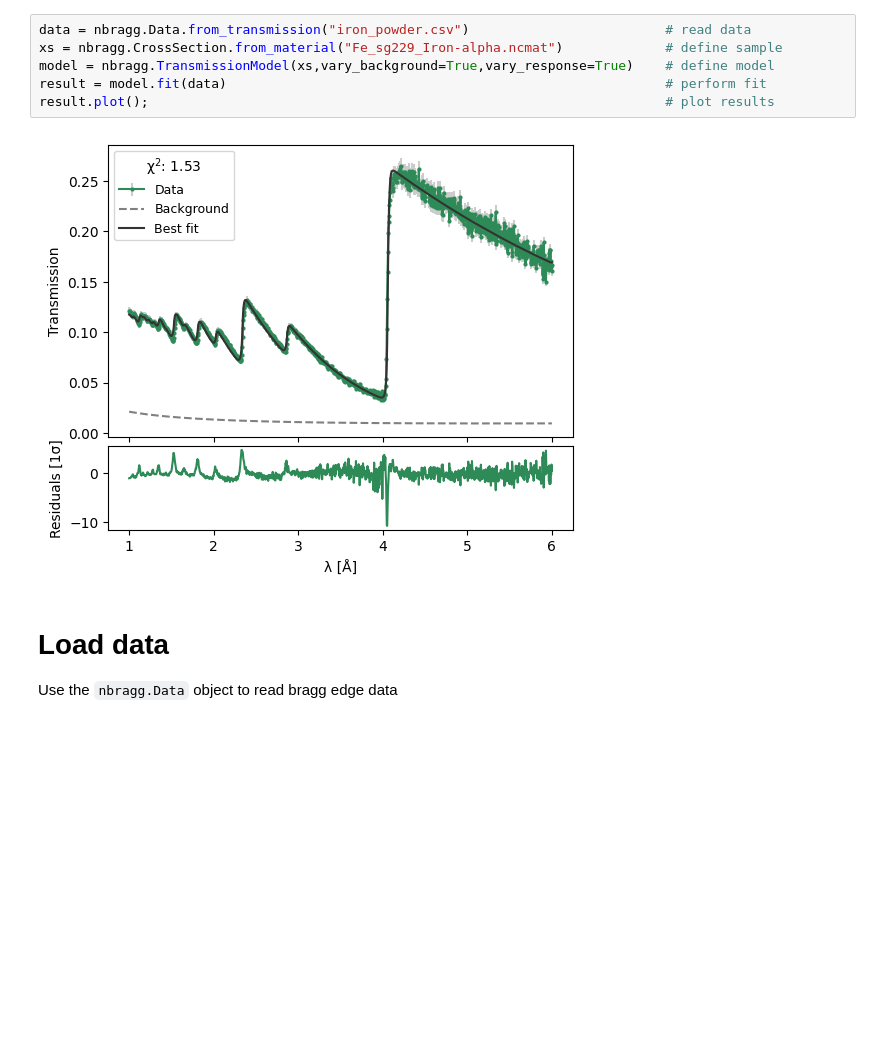
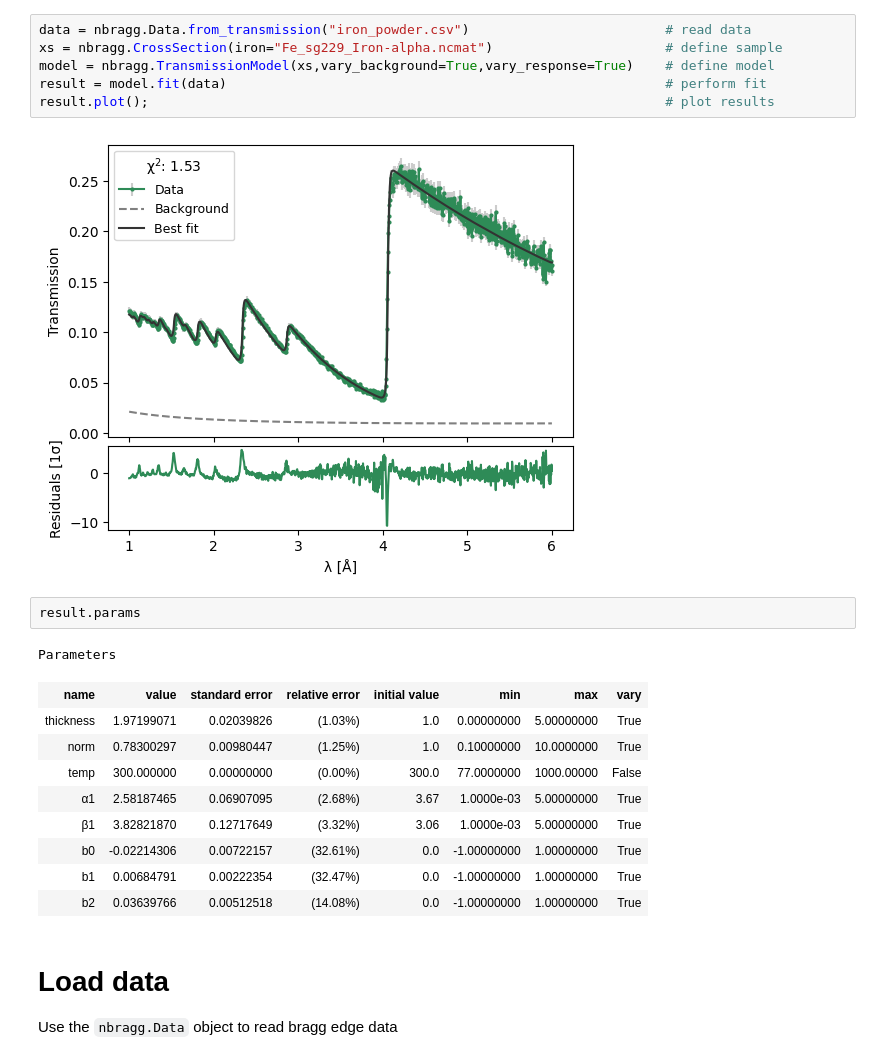
Before and after one commit to TsvikiHirsh/nbragg, a Jupyter notebook: notebooks/nbragg_tutorial.ipynb, the cells around one changed output. Drawn from its saved outputs; the diff is of its cells as text; blank space fills up the shorter version.

```diff
--- a/notebooks/nbragg_tutorial.ipynb
+++ b/notebooks/nbragg_tutorial.ipynb
@@ -20,12 +20,25 @@ import nbragg
 # Quick start
 # %%
 data = nbragg.Data.from_transmission("iron_powder.csv")                         # read data
-xs = nbragg.CrossSection.from_material("Fe_sg229_Iron-alpha.ncmat")             # define sample
+xs = nbragg.CrossSection(iron="Fe_sg229_Iron-alpha.ncmat")                      # define sample
 model = nbragg.TransmissionModel(xs,vary_background=True,vary_response=True)    # define model
 result = model.fit(data)                                                        # perform fit
 result.plot();                                                                  # plot results
 # %% [output]
 [figure]
+# %%
+result.params
+# %% [output]
+Parameters
+| name | value | standard error | relative error | initial value | min | max | vary |
+| thickness | 1.97199071 | 0.02039826 | (1.03%) | 1.0 | 0.00000000 | 5.00000000 | True |
+| norm | 0.78300297 | 0.00980447 | (1.25%) | 1.0 | 0.10000000 | 10.0000000 | True |
+| temp | 300.000000 | 0.00000000 | (0.00%) | 300.0 | 77.0000000 | 1000.00000 | False |
+| α1 | 2.58187465 | 0.06907095 | (2.68%) | 3.67 | 1.0000e-03 | 5.00000000 | True |
+| β1 | 3.82821870 | 0.12717649 | (3.32%) | 3.06 | 1.0000e-03 | 5.00000000 | True |
+| b0 | -0.02214306 | 0.00722157 | (32.61%) | 0.0 | -1.00000000 | 1.00000000 | True |
+| b1 | 0.00684791 | 0.00222354 | (32.47%) | 0.0 | -1.00000000 | 1.00000000 | True |
+| b2 | 0.03639766 | 0.00512518 | (14.08%) | 0.0 | -1.00000000 | 1.00000000 | True |
 # %% [markdown]
 # Load data
 Use the `nbragg.Data` object to read bragg edge data
```
Also changed, not shown: parts of 8 cells of this notebook.
